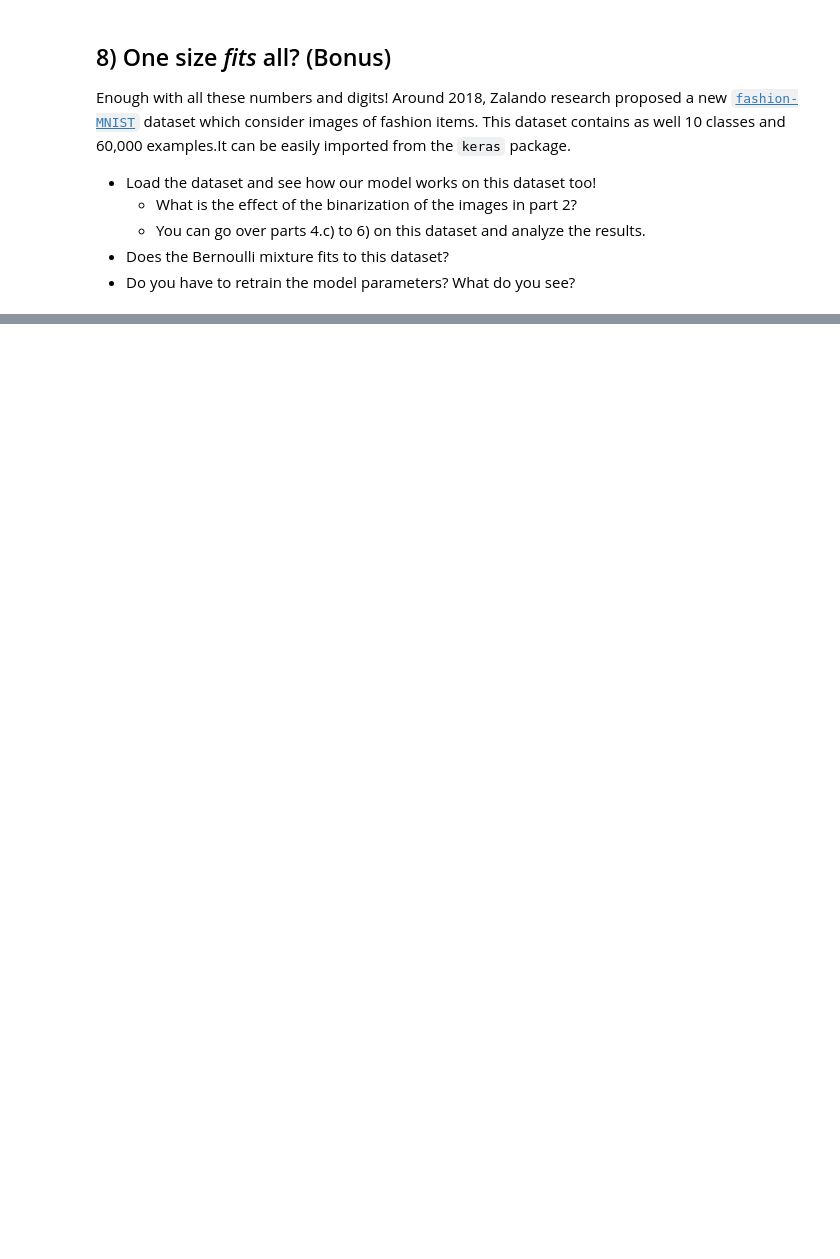
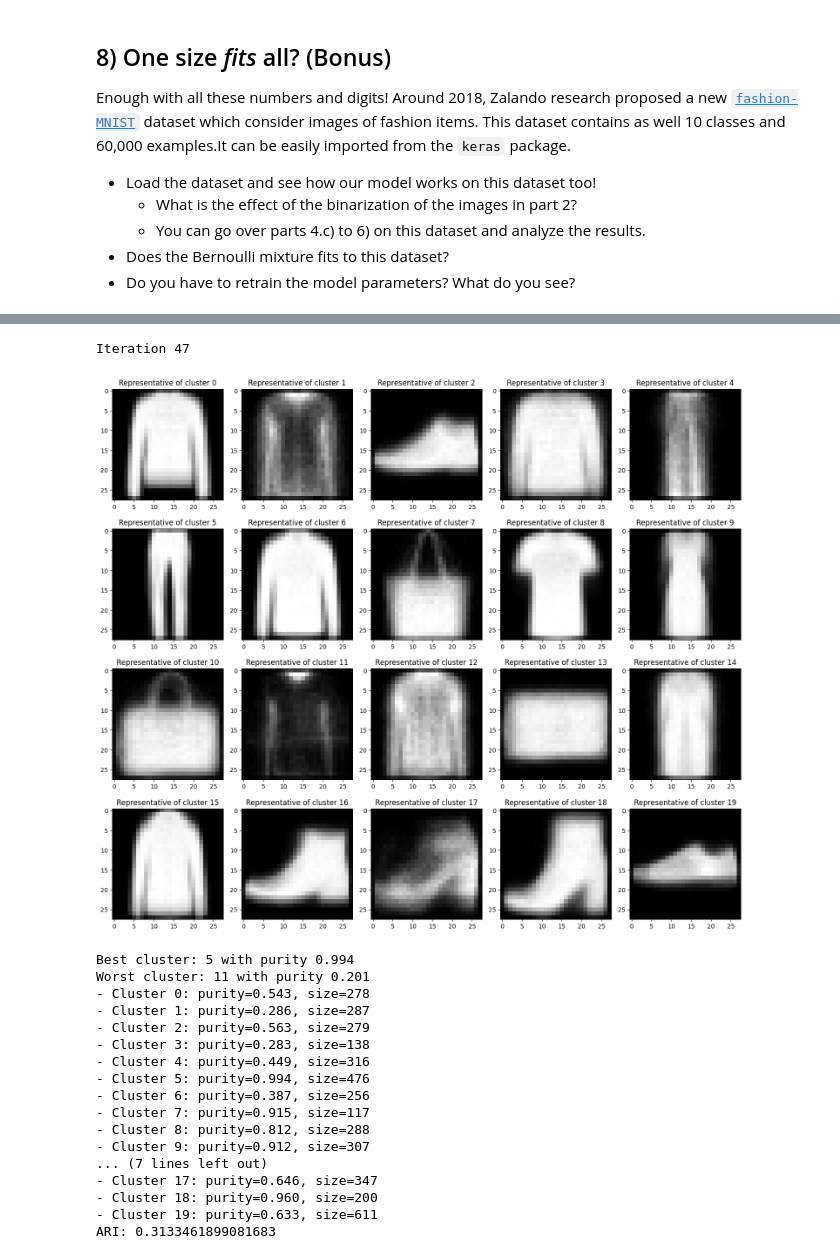
Before and after one commit to vincenteichhorn/cs-apml-assignments, a Jupyter notebook: src/03-mixture-model/Project_Mixture_model.ipynb, the cells around one changed output, grey strips where cells are left out. Saved outputs shown, nothing was run; the diff lists cells and outputs as text; code cells hidden in the pictures; blank space fills up the shorter version.

```diff
--- a/src/03-mixture-model/Project_Mixture_model.ipynb
+++ b/src/03-mixture-model/Project_Mixture_model.ipynb
@@ -1213,0 +1312,30 @@ repr, priors, assignments, lls = EM(F_train_bin[:N], 20)
+# %%
+F_train_bin = np.array([binarize_image(x) for x in F_train])
+F_train_unbin = np.array([x.flatten() / 255 for x in F_train])
+N=6000
+class_reps_bin, priors_bin, assignments_bin, log_likelihoods_bin = EM(F_train_bin[:N], 20, init="random")
+class_reps_unbin, priors_unbin, assignments_unbin, log_likelihoods_unbin = EM(F_train_unbin[:N], 20, init="random")
+# %% [output]
+Iteration 47
+# %%
+plot_class_representatives(class_reps_bin)
+print_evaluation_results(E_train[:N], assignments_bin)
+# %% [output]
+[figure, added]
+Best cluster: 5 with purity 0.994
+Worst cluster: 11 with purity 0.201
+- Cluster 0: purity=0.543, size=278
+- Cluster 1: purity=0.286, size=287
+- Cluster 2: purity=0.563, size=279
+- Cluster 3: purity=0.283, size=138
+- Cluster 4: purity=0.449, size=316
+- Cluster 5: purity=0.994, size=476
+- Cluster 6: purity=0.387, size=256
+- Cluster 7: purity=0.915, size=117
+- Cluster 8: purity=0.812, size=288
+- Cluster 9: purity=0.912, size=307
+... (7 lines left out)
+- Cluster 17: purity=0.646, size=347
+- Cluster 18: purity=0.960, size=200
+- Cluster 19: purity=0.633, size=611
+ARI: 0.3133461899081683
```
Also changed, not shown: parts of 22 cells of this notebook.
